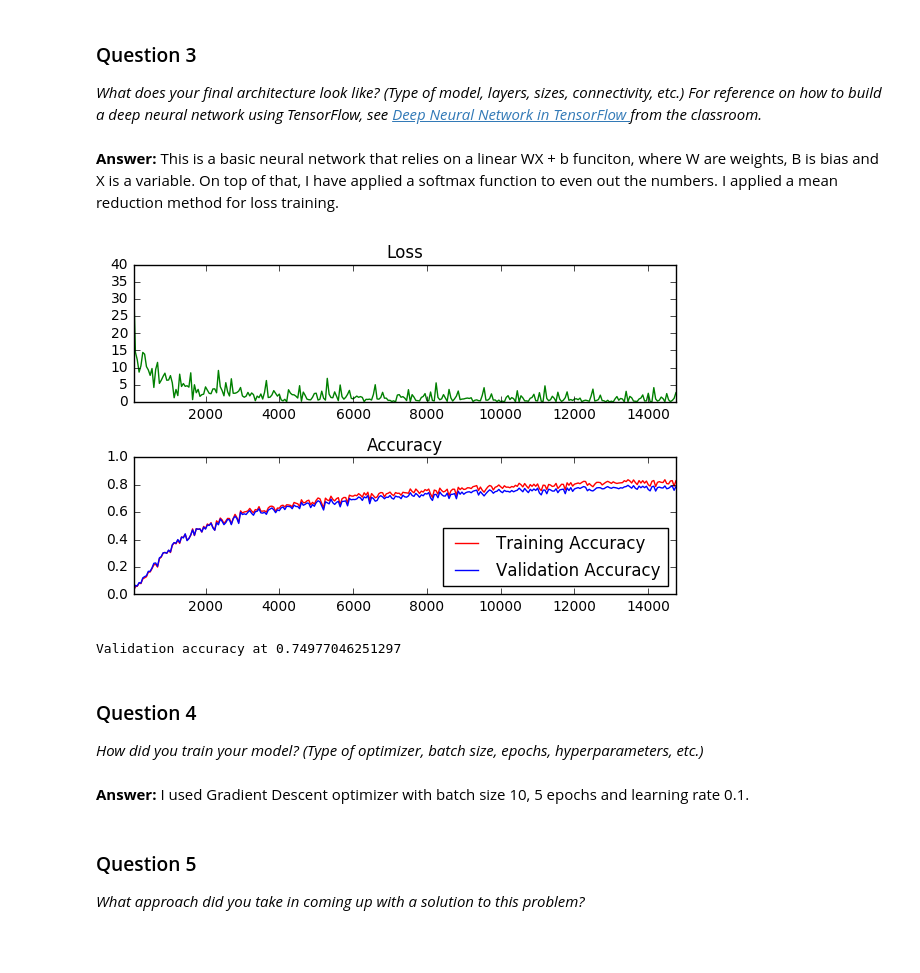
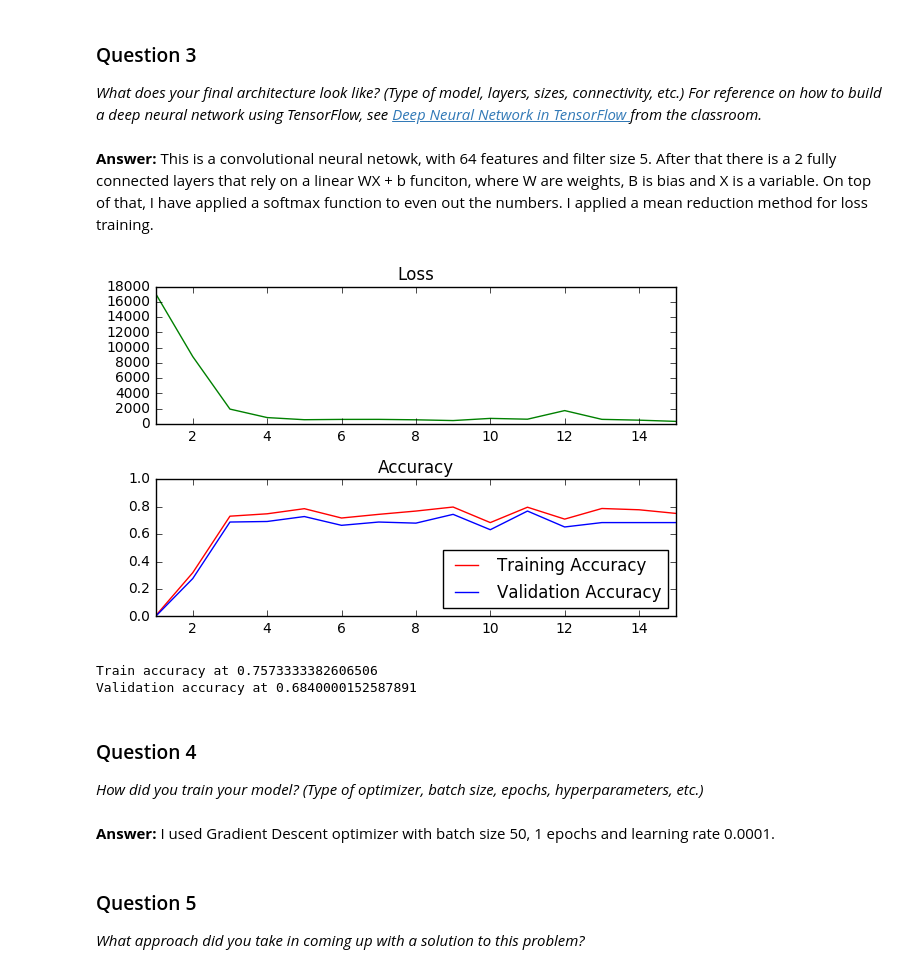
Before and after one commit to deniskrut/traffic-signs, a Jupyter notebook: Traffic_Signs_Recognition.ipynb, the cells around one changed output. Cells and saved outputs as stored; diff of their text form; code cells hidden in the pictures; blank space fills up the shorter version.

Commit message:
Convolutional net, work in progress

```diff
--- a/Traffic_Signs_Recognition.ipynb
+++ b/Traffic_Signs_Recognition.ipynb
@@ -174,11 +195,11 @@ I converted image to grayscale, as research (http://yann.lecun.com/exdb/publis/p
 from sklearn.model_selection import train_test_split
 
 train_features, valid_features, train_labels, valid_labels = train_test_split(
-    X_train_prep,
-    y_train_prep,
+    X_train_shaped[0:1000],
+    y_train_bin[0:1000],
     random_state=936602)
 
-test_features, test_labels = X_test_prep, y_test_prep
+test_features, test_labels = X_test_shaped, y_test_bin
 # %% [markdown]
 ### Question 2
 
@@ -223,12 +277,11 @@ _What does your final architecture look like? (Type of model, layers, sizes, con
 ](https://classroom.udacity.com/nanodegrees/nd013/parts/fbf77062-5703-404e-b60c-95b78b2f3f9e/modules/6df7ae49-c61c-4bb2-a23e-6527e69209ec/lessons/b516a270-8600-4f93-a0a3-20dfeabe5da6/concepts/83a3a2a2-a9bd-4b7b-95b0-eb924ab14432) from the classroom._
 # %% [markdown]
 **Answer:**
-This is a basic neural network that relies on a linear WX + b funciton, where W are weights, B is bias and X is a variable. On top of that, I have applied a softmax function to even out the numbers. I applied a mean reduction method for loss training.
+This is a convolutional neural netowk, with 64 features and filter size 5. After that there is a 2 fully connected layers that rely on a linear WX + b funciton, where W are weights, B is bias and X is a variable. On top of that, I have applied a softmax function to even out the numbers. I applied a mean reduction method for loss training.
 # %%
 ### Train your model here.
 ### Feel free to use as many code cells as needed.
 
-import math
 from tqdm import tqdm
 import matplotlib.pyplot as plt
 
@@ -237,15 +290,15 @@ train_feed_dict = {features: train_features, labels: train_labels}
 valid_feed_dict = {features: valid_features, labels: valid_labels}
 test_feed_dict = {features: test_features, labels: test_labels}
 
-# Create an operation that initializes all variables
-init = tf.initialize_all_variables()
-
-epochs = 5
-batch_size = 10
-learning_rate = 0.1
+epochs = 1
+batch_size = 50
+learning_rate = 0.0001
 
 # Gradient Descent
 optimizer = tf.train.GradientDescentOptimizer(learning_rate).minimize(loss)
+
+# Create an operation that initializes all variables
+init = tf.initialize_all_variables()
 
 # The accuracy measured against the validation set
 validation_accuracy = 0.0
@@ -280,44 +333,47 @@ with tf.Session() as session:
             # Log every 50 batches
             if not batch_i % log_batch_step:
                 # Calculate Training and Validation accuracy
                 training_accuracy = session.run(accuracy, feed_dict=train_feed_dict)
                 validation_accuracy = session.run(accuracy, feed_dict=valid_feed_dict)
 
                 # Log batches
                 previous_batch = batches[-1] if batches else 0
                 batches.append(log_batch_step + previous_batch)
                 loss_batch.append(l)
                 train_acc_batch.append(training_accuracy)
                 valid_acc_batch.append(validation_accuracy)
 
-        # Check accuracy against Validation data
-        validation_accuracy = session.run(accuracy, feed_dict=valid_feed_dict)
+    # Check accuracy
+    training_accuracy = session.run(accuracy, feed_dict=train_feed_dict)
+    validation_accuracy = session.run(accuracy, feed_dict=valid_feed_dict)
 
 loss_plot = plt.subplot(211)
 loss_plot.set_title('Loss')
 loss_plot.plot(batches, loss_batch, 'g')
 loss_plot.set_xlim([batches[0], batches[-1]])
 acc_plot = plt.subplot(212)
 acc_plot.set_title('Accuracy')
 acc_plot.plot(batches, train_acc_batch, 'r', label='Training Accuracy')
 acc_plot.plot(batches, valid_acc_batch, 'b', label='Validation Accuracy')
 acc_plot.set_ylim([0, 1.0])
 acc_plot.set_xlim([batches[0], batches[-1]])
 acc_plot.legend(loc=4)
 plt.tight_layout()
 plt.show()
 
+print('Train accuracy at {}'.format(train_accuracy))
 print('Validation accuracy at {}'.format(validation_accuracy))
 # %% [output]
-[figure, old version]
+[figure, new version]
-Validation accuracy at 0.74977046251297
+Train accuracy at 0.7573333382606506
+Validation accuracy at 0.6840000152587891
 # %% [markdown]
 ### Question 4
 
 _How did you train your model? (Type of optimizer, batch size, epochs, hyperparameters, etc.)_
 # %% [markdown]
 **Answer:**
-I used Gradient Descent optimizer with batch size 10, 5 epochs and learning rate 0.1.
+I used Gradient Descent optimizer with batch size 50, 1 epochs and learning rate 0.0001.
 # %% [markdown]
 ### Question 5
 
```
Also changed, not shown: parts of 5 cells of this notebook.
